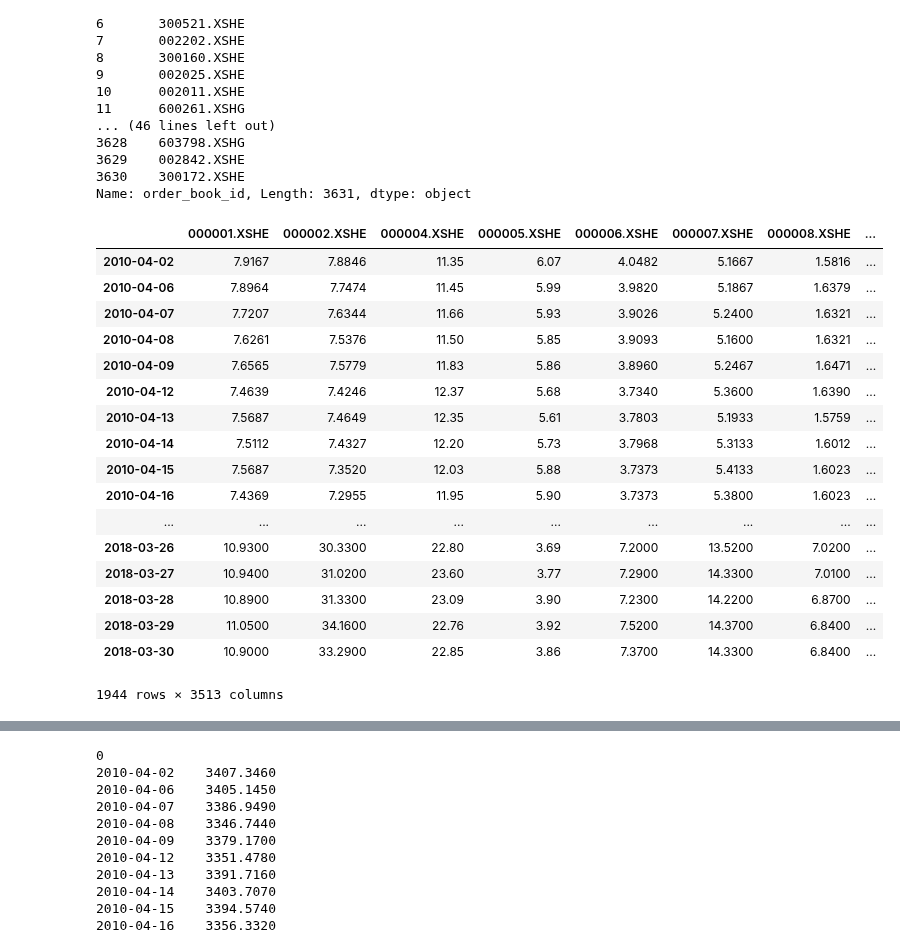
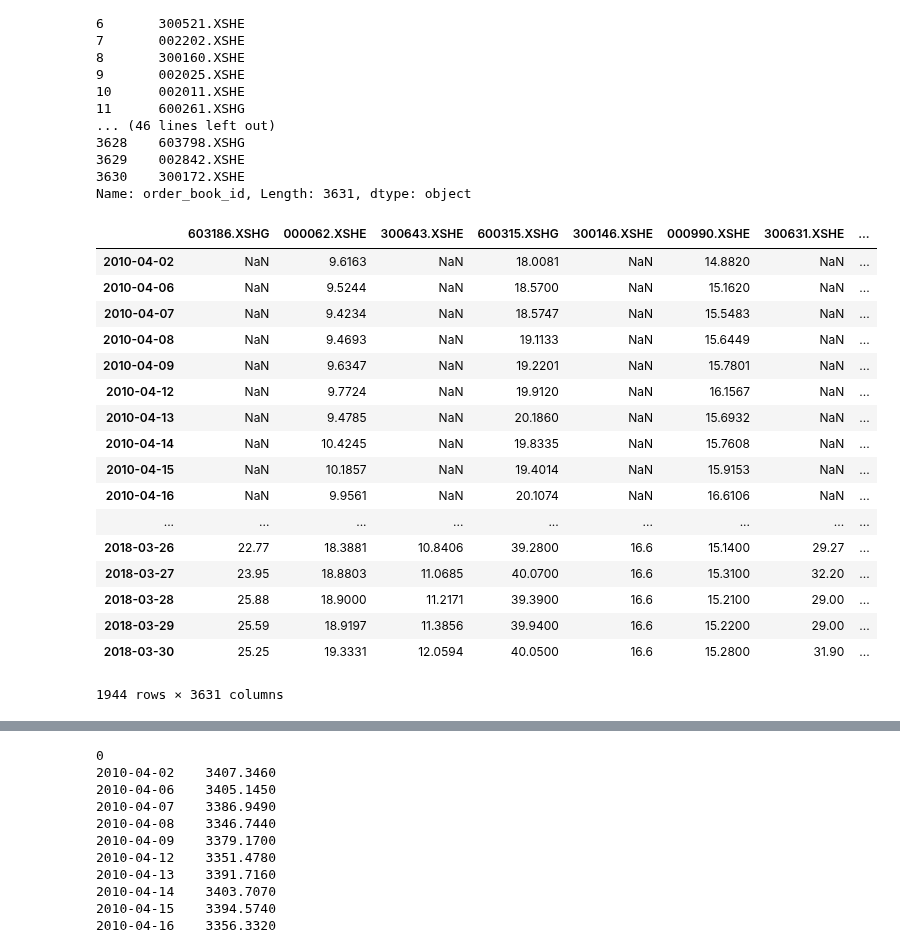
Before and after one commit to brainee/fama, a Jupyter notebook: fama5/zy-fama-frech-4-generial.ipynb, the cells around one changed output, grey strips where cells are left out. Saved outputs shown, nothing was run; the diff lists cells and outputs as text; code cells hidden in the pictures.

```diff
--- a/fama5/zy-fama-frech-4-generial.ipynb
+++ b/fama5/zy-fama-frech-4-generial.ipynb
@@ -48,7 +48,7 @@ def get_dp():
         #网络请求API
         def get_years_fundamentals(interval_month,enddate):
             return get_fundamentals(
-                query(fundamentals.eod_derivative_indicator.market_cap,fundamentals.financial_indicator.book_value_per_share)
+                query(fundamentals.eod_derivative_indicator.market_cap,fundamentals.financial_indicator.book_value_per_share,fundamentals.financial_indicator.return_on_equity,fundamentals.balance_sheet.total_assets)
                 ,enddate, str(interval_month)+'m')
 
         # arr data
@@ -96,18 +96,31 @@ def trans_series(df,key=1):
 # %%
 df_book_value=None
 df_market_cap=None
+df_return_on_equity=None
+df_total_assets=None
 
 #网络获取方式
 if(data_type=="net"):
     dp_merge=get_dp()
     df_book_value=dp_merge["book_value_per_share"]
     df_market_cap=dp_merge["market_cap"]
+    df_return_on_equity=dp_merge["return_on_equity"]
+    df_total_assets=dp_merge["total_assets"]
+
+    df_book_value=df_book_value[::-1]
+    df_market_cap=df_market_cap[::-1]
+    df_return_on_equity=df_return_on_equity[::-1]
+    df_total_assets=df_total_assets[::-1]
 else:
 #本地获取方式
     df_book_value=pd.read_csv("./book_value_per_share.csv",index_col=0)
     df_market_cap=pd.read_csv("./market_cap.csv",index_col=0)
+    df_return_on_equity=pd.read_csv("./return_on_equity.csv",index_col=0)
+    df_total_assets=pd.read_csv("./total_assets.csv",index_col=0)
     df_book_value=trans_index(df_book_value)
     df_market_cap=trans_index(df_market_cap)
+    df_return_on_equity=trans_index(df_return_on_equity)
+    df_total_assets=trans_index(df_total_assets)
 # %%
 df_book_value
 # %% [output]
@@ -154,13 +209,13 @@ df_market_cap
 计算说明：
 dp_merge.major_xs("2018-03-30")
 # %%
-df_book_value0=df_book_value.dropna(axis=1,how="all")
-df_book_value=df_book_value0.sort_index()
+# df_book_value=df_book_value[::-1]
+# df_book_value0=df_book_value.dropna(axis=1,how="all")
+# df_book_value=df_book_value0.sort_index()
 index_date = df_book_value.index
-# print("index_date",index_date)
 stocks = df_book_value.columns
 data_count=len(index_date)
 data_starttime=index_date[0]
-data_endtime=index_date[data_count-1]
-df_book_value
+data_endtime=index_date[-1]
+data_starttime,data_endtime
 # %% [output]
@@ -230,27 +244,25 @@ df_market['order_book_id']= 3631 0       002322.XSHE
 Name: order_book_id, Length: 3631, dtype: object
 # %%
 df_price_data0 = get_price_cs(data_starttime,data_endtime)#columns是乱序
-df_price_data=df_price_data0.reindex(columns=stocks)
-df_price_data2=df_price_data.reindex(index_date)#月度价格数据
-df_price_data
-
+df_price_data0#3631
+# df_price_data#3514
 # df_price_data0['000001.XSHE']
 # %% [output]
-|  | 000001.XSHE | 000002.XSHE | 000004.XSHE | 000005.XSHE | 000006.XSHE | 000007.XSHE | 000008.XSHE | ... |
-| 2010-04-02 | 7.9167 | 7.8846 | 11.35 | 6.07 | 4.0482 | 5.1667 | 1.5816 | ... |
-| 2010-04-06 | 7.8964 | 7.7474 | 11.45 | 5.99 | 3.9820 | 5.1867 | 1.6379 | ... |
-| 2010-04-07 | 7.7207 | 7.6344 | 11.66 | 5.93 | 3.9026 | 5.2400 | 1.6321 | ... |
-| 2010-04-08 | 7.6261 | 7.5376 | 11.50 | 5.85 | 3.9093 | 5.1600 | 1.6321 | ... |
-| 2010-04-09 | 7.6565 | 7.5779 | 11.83 | 5.86 | 3.8960 | 5.2467 | 1.6471 | ... |
-| 2010-04-12 | 7.4639 | 7.4246 | 12.37 | 5.68 | 3.7340 | 5.3600 | 1.6390 | ... |
-| 2010-04-13 | 7.5687 | 7.4649 | 12.35 | 5.61 | 3.7803 | 5.1933 | 1.5759 | ... |
-| 2010-04-14 | 7.5112 | 7.4327 | 12.20 | 5.73 | 3.7968 | 5.3133 | 1.6012 | ... |
-| 2010-04-15 | 7.5687 | 7.3520 | 12.03 | 5.88 | 3.7373 | 5.4133 | 1.6023 | ... |
-| 2010-04-16 | 7.4369 | 7.2955 | 11.95 | 5.90 | 3.7373 | 5.3800 | 1.6023 | ... |
+|  | 603186.XSHG | 000062.XSHE | 300643.XSHE | 600315.XSHG | 300146.XSHE | 000990.XSHE | 300631.XSHE | ... |
+| 2010-04-02 | NaN | 9.6163 | NaN | 18.0081 | NaN | 14.8820 | NaN | ... |
+| 2010-04-06 | NaN | 9.5244 | NaN | 18.5700 | NaN | 15.1620 | NaN | ... |
+| 2010-04-07 | NaN | 9.4234 | NaN | 18.5747 | NaN | 15.5483 | NaN | ... |
+| 2010-04-08 | NaN | 9.4693 | NaN | 19.1133 | NaN | 15.6449 | NaN | ... |
+| 2010-04-09 | NaN | 9.6347 | NaN | 19.2201 | NaN | 15.7801 | NaN | ... |
+| 2010-04-12 | NaN | 9.7724 | NaN | 19.9120 | NaN | 16.1567 | NaN | ... |
+| 2010-04-13 | NaN | 9.4785 | NaN | 20.1860 | NaN | 15.6932 | NaN | ... |
+| 2010-04-14 | NaN | 10.4245 | NaN | 19.8335 | NaN | 15.7608 | NaN | ... |
+| 2010-04-15 | NaN | 10.1857 | NaN | 19.4014 | NaN | 15.9153 | NaN | ... |
+| 2010-04-16 | NaN | 9.9561 | NaN | 20.1074 | NaN | 16.6106 | NaN | ... |
 | ... | ... | ... | ... | ... | ... | ... | ... | ... |
-| 2018-03-26 | 10.9300 | 30.3300 | 22.80 | 3.69 | 7.2000 | 13.5200 | 7.0200 | ... |
-| 2018-03-27 | 10.9400 | 31.0200 | 23.60 | 3.77 | 7.2900 | 14.3300 | 7.0100 | ... |
-| 2018-03-28 | 10.8900 | 31.3300 | 23.09 | 3.90 | 7.2300 | 14.2200 | 6.8700 | ... |
-| 2018-03-29 | 11.0500 | 34.1600 | 22.76 | 3.92 | 7.5200 | 14.3700 | 6.8400 | ... |
-| 2018-03-30 | 10.9000 | 33.2900 | 22.85 | 3.86 | 7.3700 | 14.3300 | 6.8400 | ... |
+| 2018-03-26 | 22.77 | 18.3881 | 10.8406 | 39.2800 | 16.6 | 15.1400 | 29.27 | ... |
+| 2018-03-27 | 23.95 | 18.8803 | 11.0685 | 40.0700 | 16.6 | 15.3100 | 32.20 | ... |
+| 2018-03-28 | 25.88 | 18.9000 | 11.2171 | 39.3900 | 16.6 | 15.2100 | 29.00 | ... |
+| 2018-03-29 | 25.59 | 18.9197 | 11.3856 | 39.9400 | 16.6 | 15.2200 | 29.00 | ... |
+| 2018-03-30 | 25.25 | 19.3331 | 12.0594 | 40.0500 | 16.6 | 15.2800 | 31.90 | ... |
-1944 rows × 3513 columns
+1944 rows × 3631 columns
```
Also changed, not shown: parts of 41 cells of this notebook, 6 other files.
